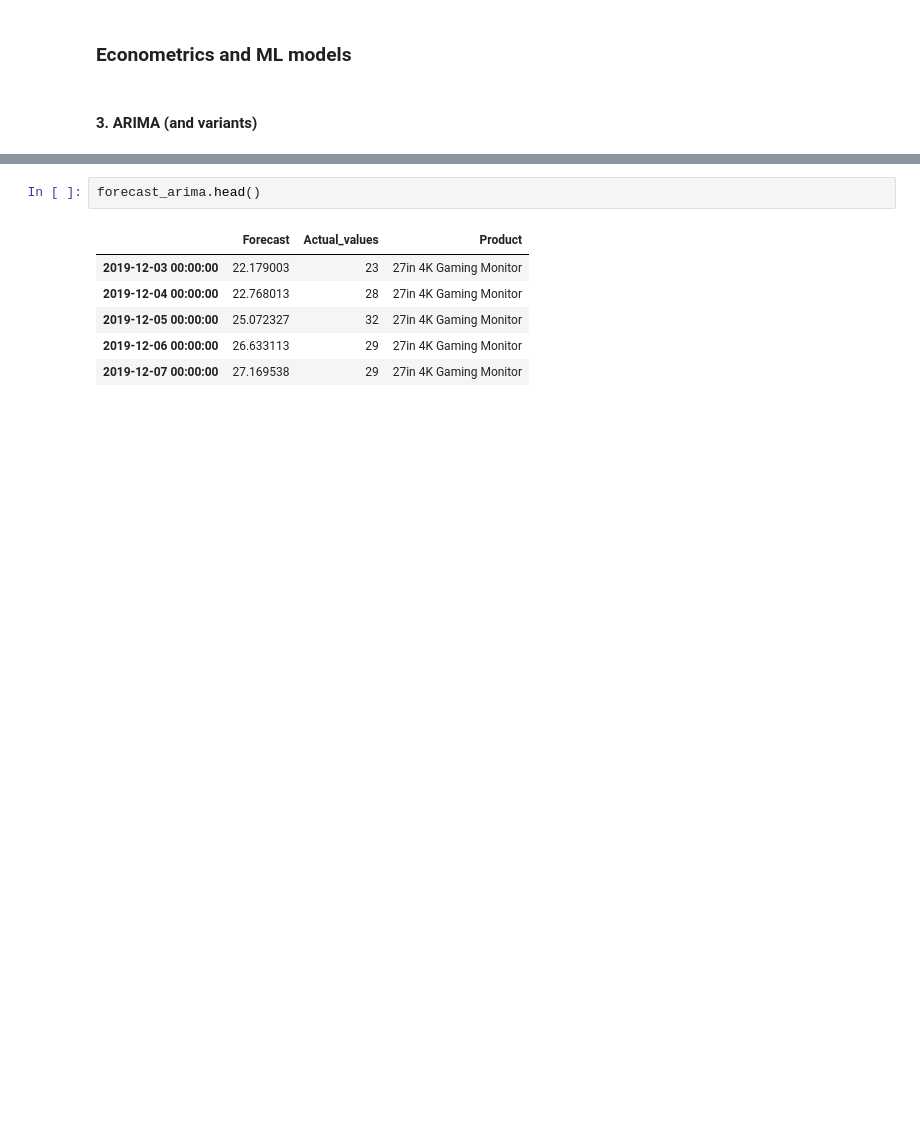
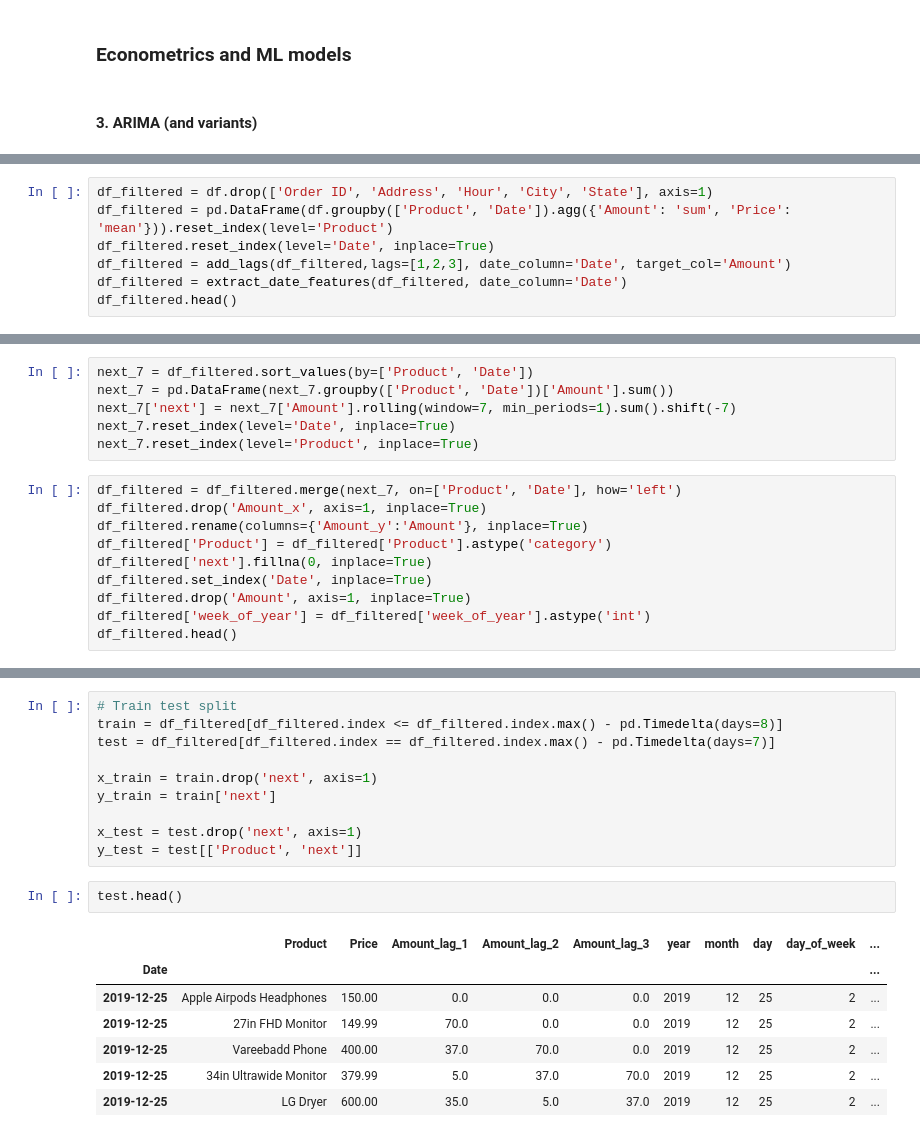
Before and after one commit to Gust4242/Forecasting-techniques, a Jupyter notebook: Forecasting algorithms.ipynb, the cells around one changed output, grey strips where cells are left out. Drawn from its saved outputs; the diff is of its cells as text; blank space fills up the shorter version.

Commit message:
Extract_date_features and lgbm

```diff
--- a/Forecasting algorithms.ipynb
+++ b/Forecasting algorithms.ipynb
@@ -407,0 +494,7 @@ evaluations = pd.concat(evaluations)
+# %%
+df_filtered = df.drop(['Order ID', 'Address', 'Hour', 'City', 'State'], axis=1)
+df_filtered = pd.DataFrame(df.groupby(['Product', 'Date']).agg({'Amount': 'sum', 'Price': 'mean'})).reset_index(level='Product')
+df_filtered.reset_index(level='Date', inplace=True)
+df_filtered = add_lags(df_filtered,lags=[1,2,3], date_column='Date', target_col='Amount')
+df_filtered = extract_date_features(df_filtered, date_column='Date')
+df_filtered.head()
@@ -407,0 +508,16 @@ evaluations = pd.concat(evaluations)
+# %%
+next_7 = df_filtered.sort_values(by=['Product', 'Date'])
+next_7 = pd.DataFrame(next_7.groupby(['Product', 'Date'])['Amount'].sum())
+next_7['next'] = next_7['Amount'].rolling(window=7, min_periods=1).sum().shift(-7)
+next_7.reset_index(level='Date', inplace=True)
+next_7.reset_index(level='Product', inplace=True)
+# %%
+df_filtered = df_filtered.merge(next_7, on=['Product', 'Date'], how='left')
+df_filtered.drop('Amount_x', axis=1, inplace=True)
+df_filtered.rename(columns={'Amount_y':'Amount'}, inplace=True)
+df_filtered['Product'] = df_filtered['Product'].astype('category')
+df_filtered['next'].fillna(0, inplace=True)
+df_filtered.set_index('Date', inplace=True)
+df_filtered.drop('Amount', axis=1, inplace=True)
+df_filtered['week_of_year'] = df_filtered['week_of_year'].astype('int')
+df_filtered.head()
@@ -408,9 +546,20 @@ evaluations = pd.concat(evaluations)
+# %%
+# Train test split
+train = df_filtered[df_filtered.index <= df_filtered.index.max() - pd.Timedelta(days=8)]
+test = df_filtered[df_filtered.index == df_filtered.index.max() - pd.Timedelta(days=7)]
+
+x_train = train.drop('next', axis=1)
+y_train = train['next']
+
+x_test = test.drop('next', axis=1)
+y_test = test[['Product', 'next']]
 # %%
-forecast_arima.head()
+test.head()
 # %% [output]
-|  | Forecast | Actual_values | Product |
-| 2019-12-03 00:00:00 | 22.179003 | 23 | 27in 4K Gaming Monitor |
-| 2019-12-04 00:00:00 | 22.768013 | 28 | 27in 4K Gaming Monitor |
-| 2019-12-05 00:00:00 | 25.072327 | 32 | 27in 4K Gaming Monitor |
-| 2019-12-06 00:00:00 | 26.633113 | 29 | 27in 4K Gaming Monitor |
-| 2019-12-07 00:00:00 | 27.169538 | 29 | 27in 4K Gaming Monitor |
+|  | Product | Price | Amount_lag_1 | Amount_lag_2 | Amount_lag_3 | year | month | day | day_of_week | ... |
+| Date |  |  |  |  |  |  |  |  |  | ... |
+| 2019-12-25 | Apple Airpods Headphones | 150.00 | 0.0 | 0.0 | 0.0 | 2019 | 12 | 25 | 2 | ... |
+| 2019-12-25 | 27in FHD Monitor | 149.99 | 70.0 | 0.0 | 0.0 | 2019 | 12 | 25 | 2 | ... |
+| 2019-12-25 | Vareebadd Phone | 400.00 | 37.0 | 70.0 | 0.0 | 2019 | 12 | 25 | 2 | ... |
+| 2019-12-25 | 34in Ultrawide Monitor | 379.99 | 5.0 | 37.0 | 70.0 | 2019 | 12 | 25 | 2 | ... |
+| 2019-12-25 | LG Dryer | 600.00 | 35.0 | 5.0 | 37.0 | 2019 | 12 | 25 | 2 | ... |
```
Also changed, not shown: parts of 45 cells of this notebook, 1 other file.
